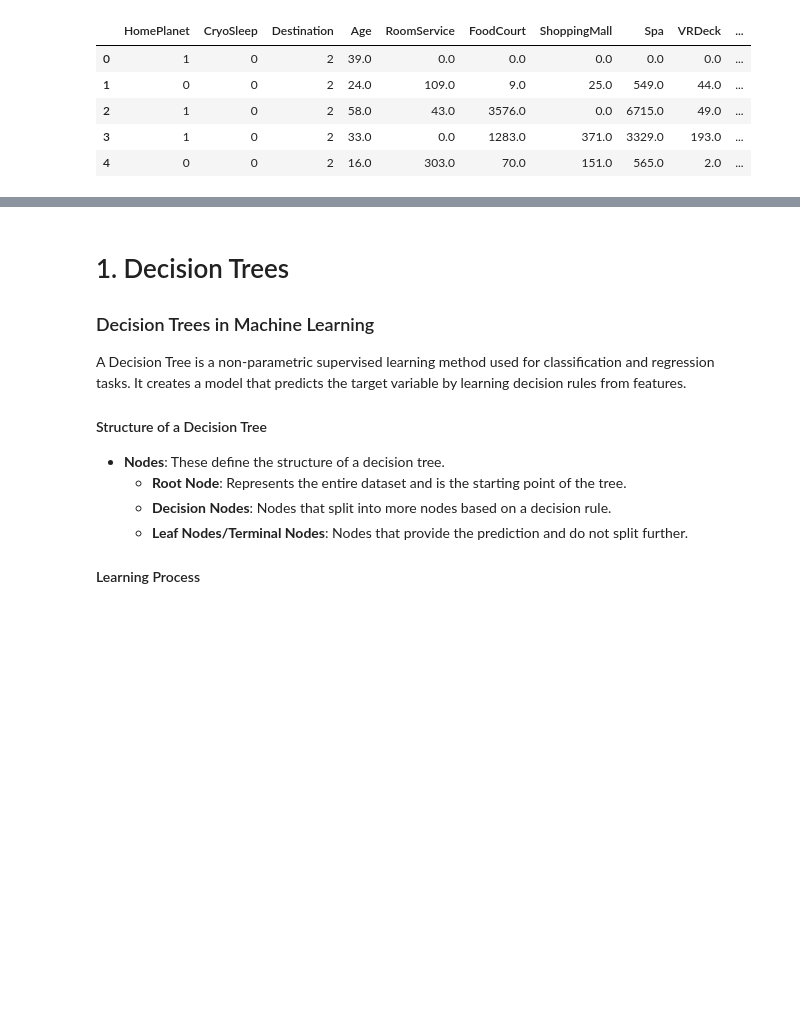
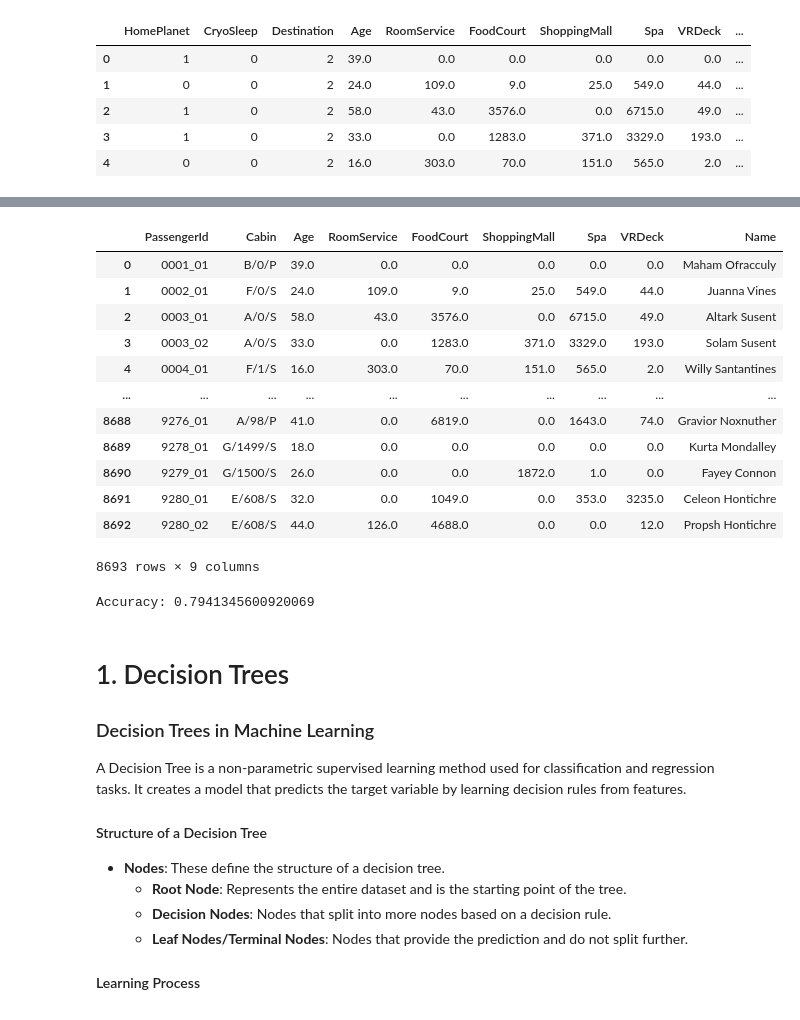
Before and after one commit to Greywolfie01/ML-Project, a Jupyter notebook: Decision_trees.ipynb, the cells around one changed output, grey strips where cells are left out. Saved outputs shown, nothing was run; the diff lists cells and outputs as text; code cells hidden in the pictures; blank space fills up the shorter version.

```diff
--- a/Decision_trees.ipynb
+++ b/Decision_trees.ipynb
@@ -111,3 +128,66 @@ DataFrame used for trees:
+# %%
+# Remove the categorical columns
+features_df = train_df.drop(columns=['HomePlanet', 'CryoSleep', 'VIP', 'Destination', 'Transported'])
+
+# Separate the target variable
+target = train_df['Transported']
+
+display(features_df)
+# %% [output]
+|  | PassengerId | Cabin | Age | RoomService | FoodCourt | ShoppingMall | Spa | VRDeck | Name |
+| 0 | 0001_01 | B/0/P | 39.0 | 0.0 | 0.0 | 0.0 | 0.0 | 0.0 | Maham Ofracculy |
+| 1 | 0002_01 | F/0/S | 24.0 | 109.0 | 9.0 | 25.0 | 549.0 | 44.0 | Juanna Vines |
+| 2 | 0003_01 | A/0/S | 58.0 | 43.0 | 3576.0 | 0.0 | 6715.0 | 49.0 | Altark Susent |
+| 3 | 0003_02 | A/0/S | 33.0 | 0.0 | 1283.0 | 371.0 | 3329.0 | 193.0 | Solam Susent |
+| 4 | 0004_01 | F/1/S | 16.0 | 303.0 | 70.0 | 151.0 | 565.0 | 2.0 | Willy Santantines |
+| ... | ... | ... | ... | ... | ... | ... | ... | ... | ... |
+| 8688 | 9276_01 | A/98/P | 41.0 | 0.0 | 6819.0 | 0.0 | 1643.0 | 74.0 | Gravior Noxnuther |
+| 8689 | 9278_01 | G/1499/S | 18.0 | 0.0 | 0.0 | 0.0 | 0.0 | 0.0 | Kurta Mondalley |
+| 8690 | 9279_01 | G/1500/S | 26.0 | 0.0 | 0.0 | 1872.0 | 1.0 | 0.0 | Fayey Connon |
+| 8691 | 9280_01 | E/608/S | 32.0 | 0.0 | 1049.0 | 0.0 | 353.0 | 3235.0 | Celeon Hontichre |
+| 8692 | 9280_02 | E/608/S | 44.0 | 126.0 | 4688.0 | 0.0 | 0.0 | 12.0 | Propsh Hontichre |
+8693 rows × 9 columns
+# %%
+import pandas as pd
+import xgboost as xgb
+from sklearn.model_selection import train_test_split
+from sklearn.metrics import accuracy_score
+
+# Assuming 'train_df' is your DataFrame and 'Transported' is the target variable
+
+# Remove the categorical columns
+features_df = train_df.drop(columns=['HomePlanet', 'CryoSleep', 'VIP', 'Destination', 'Name', 'PassengerId', 'Cabin', 'Transported'])
+
+# Separate the target variable
+target = train_df['Transported']
+
+# Splitting the dataset into training and testing sets
+X_train, X_test, y_train, y_test = train_test_split(features_df, target, test_size=0.2, random_state=4)
+
+# Initialize the XGBoost classifier
+xgb_model = xgb.XGBClassifier(
+    n_estimators=100,  # Number of trees
+    learning_rate=0.1,
+    max_depth=3,  # Depth of each tree
+    use_label_encoder=False,  # To avoid a deprecation warning
+    eval_metric='logloss',  # Suitable for binary classification problems
+    verbosity=1  # Output the log for each iteration
+)
+
+# Train the model
+xgb_model.fit(X_train, y_train)
+
+# Make predictions on the test set
+predictions = xgb_model.predict(X_test)
+
+# Convert predictions to boolean (True/False) if needed
+predictions_bool = predictions > 0.5  # Assuming your model outputs probabilities
+
+# Evaluate the model
+accuracy = accuracy_score(y_test, predictions_bool)
+print(f'Accuracy: {accuracy}')
+# %% [output]
+Accuracy: 0.7941345600920069
 # %% [markdown]
 # 1. Decision Trees
 
```
Also changed, not shown: parts of 2 cells of this notebook.
